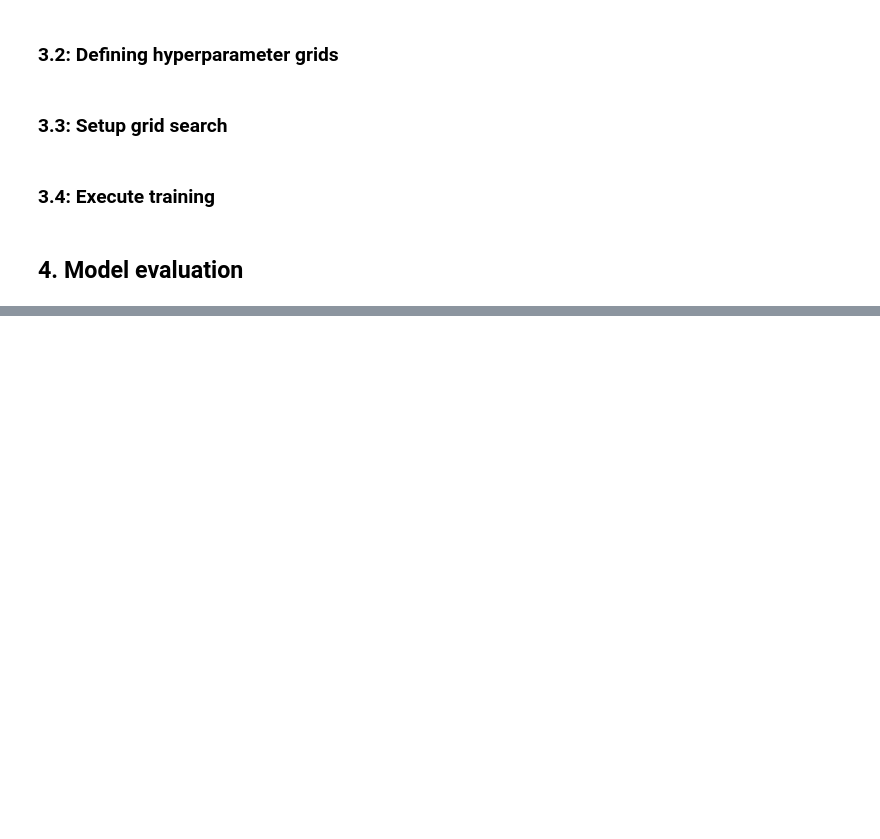
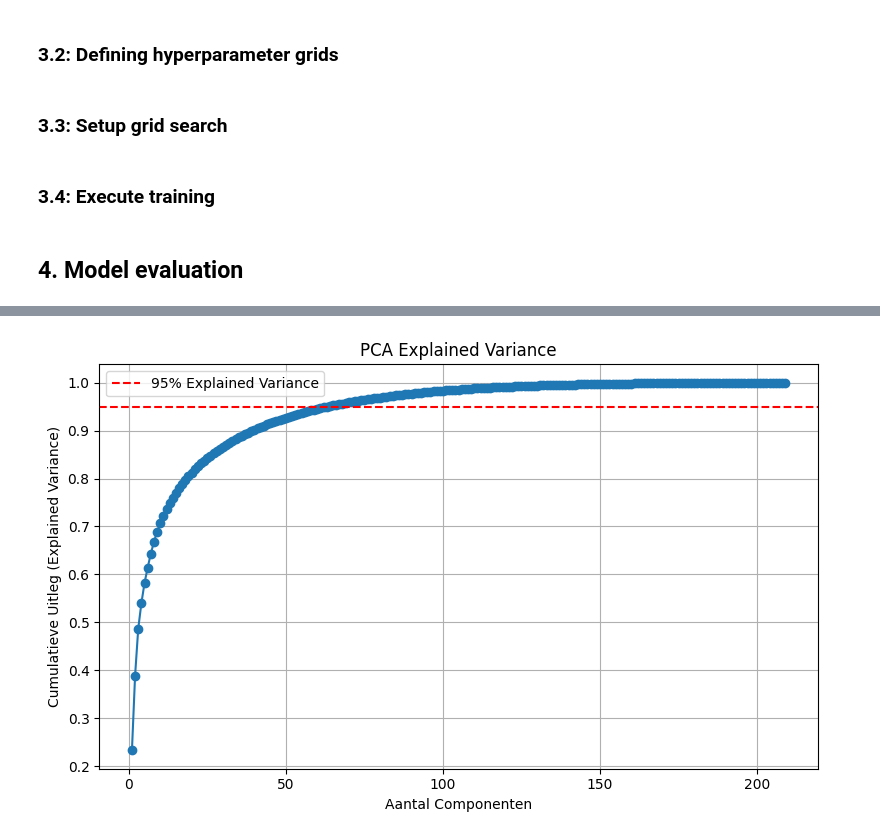
Before and after one commit to Roberto-TM/TM10007_ML_Project_group3, a Jupyter notebook: assignment.ipynb, the cells around one changed output, grey strips where cells are left out. Drawn from its saved outputs; the diff is of its cells as text; code cells hidden in the pictures; blank space fills up the shorter version.

```diff
--- a/assignment.ipynb
+++ b/assignment.ipynb
@@ -691,18 +649,20 @@ plt.show()
 # %%
 from sklearn.decomposition import PCA
 import matplotlib.pyplot as plt
 import numpy as np
 
-pca = PCA().fit(X_train_reduced_df)
+pca = PCA().fit(X_scaled_df)
 explained_variance = np.cumsum(pca.explained_variance_ratio_)
 
 plt.figure(figsize=(8, 5))
 plt.plot(np.arange(1, len(explained_variance) + 1), explained_variance, marker='o')
 plt.axhline(y=0.95, color='r', linestyle='--', label='95% Explained Variance')
 plt.xlabel('Aantal Componenten')
 plt.ylabel('Cumulatieve Uitleg (Explained Variance)')
 plt.title('PCA Explained Variance')
 plt.legend()
 plt.grid(True)
 plt.tight_layout()
 plt.show()
+# %% [output]
+[figure, added]
```
Also changed, not shown: parts of 20 cells of this notebook.
